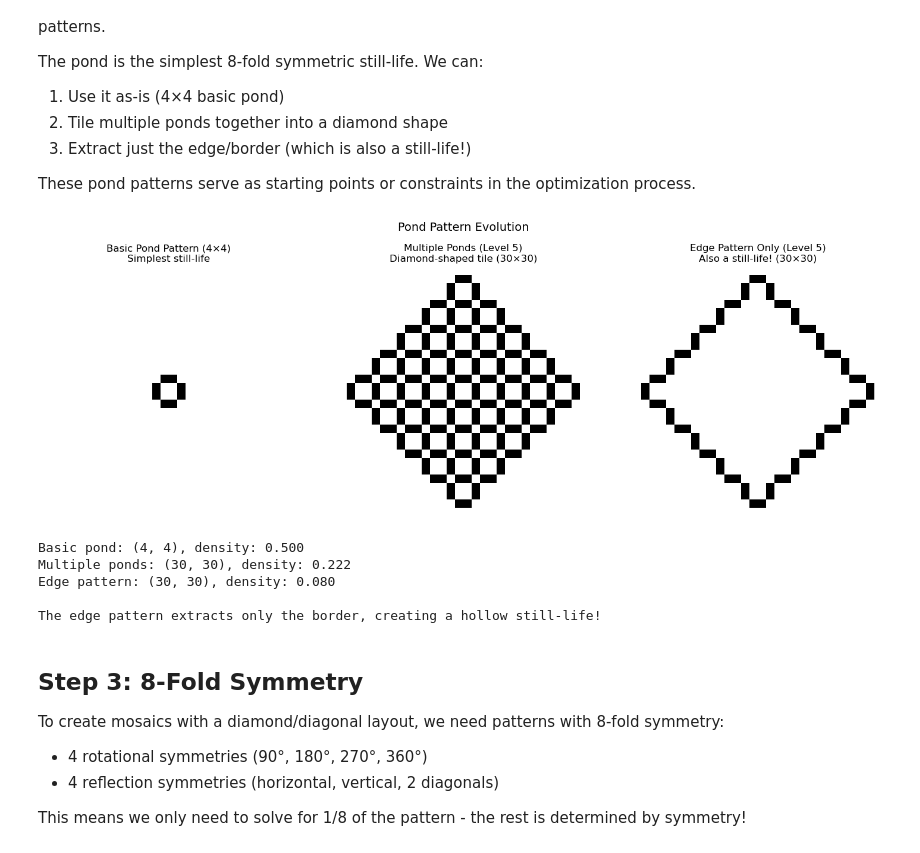
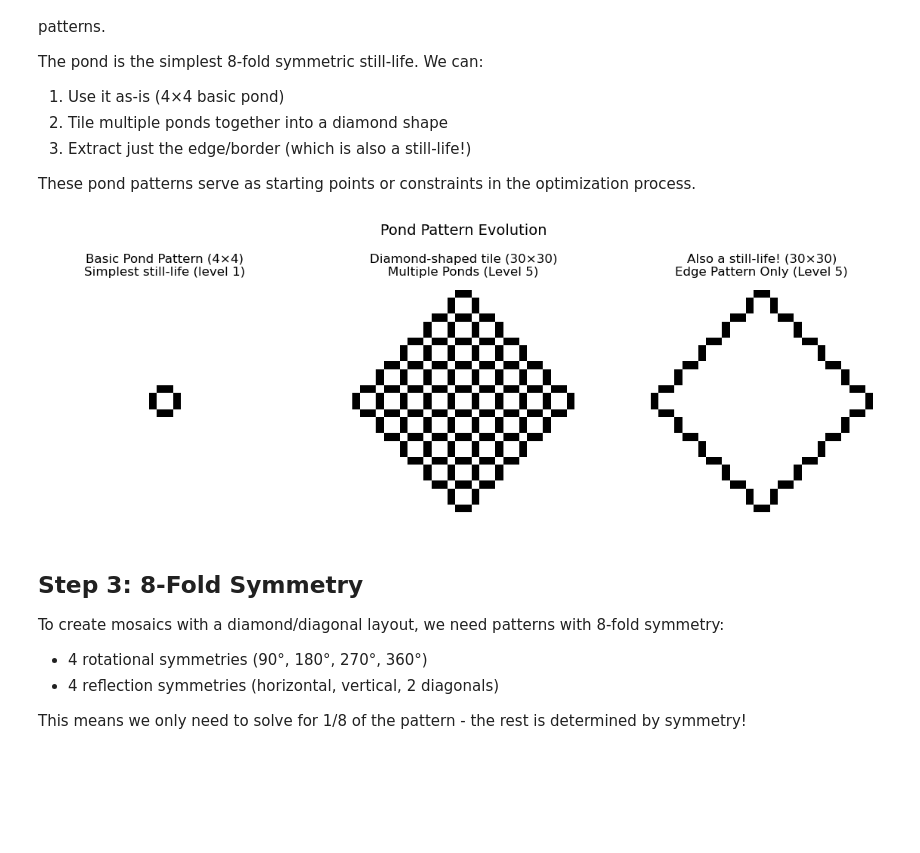
Before and after one commit to mrollier/game-of-life-mosaics, a Jupyter notebook: notebooks/pattern_generation.ipynb, the cells around one changed output. Cells and saved outputs as stored; diff of their text form; code cells hidden in the pictures; blank space fills up the shorter version.

Commit message:
Make pattern_generation Notebook more clear (by deleting superfluous stuff) and create level1 and level2 npy files

```diff
--- a/notebooks/pattern_generation.ipynb
+++ b/notebooks/pattern_generation.ipynb
@@ -82,49 +82,39 @@ These pond patterns serve as starting points or constraints in the optimization
 level = 5
 library = PatternLibrary.load(level=level)
 
-fig, axes = plt.subplots(1, 3, figsize=(15, 5))
+fig, axes = plt.subplots(1, 3, figsize=(12, 4))
 
 # 0. get pond_multiple object for dimensions
 pond_multiple = library.pond_pattern_multiple()
 height, width = pond_multiple.shape
 
 # 1. Basic pond pattern (4x4)
 basic_pond = PatternLibrary.pond_pattern()
 basic_pond_show = np.zeros_like(pond_multiple)
 basic_pond_show[3*level-2:3*level+2,3*level-2:3*level+2] = basic_pond
 axes[0].imshow(basic_pond_show, cmap='binary', interpolation='nearest')
-axes[0].set_title('Basic Pond Pattern (4×4)\nSimplest still-life', fontsize=12)
+axes[0].set_title('Basic Pond Pattern (4×4)\nSimplest still-life (level 1)', fontsize=12)
 axes[0].axis('off')
 axes[0].set_xticks(np.arange(-0.5, 4, 1), minor=True)
 axes[0].set_yticks(np.arange(-0.5, 4, 1), minor=True)
 axes[0].grid(which='minor', color='gray', linestyle='-', linewidth=0.5, alpha=0.3)
 
 # 2. Multiple ponds glued together
 axes[1].imshow(pond_multiple, cmap='binary', interpolation='nearest')
-axes[1].set_title(f'Multiple Ponds (Level {level})\nDiamond-shaped tile ({height}×{width})', fontsize=12)
+axes[1].set_title(f'Diamond-shaped tile ({height}×{width})\nMultiple Ponds (Level {level})', fontsize=12)
 axes[1].axis('off')
 
 # 3. Edge pattern only
 pond_edge = library.pond_pattern_edge()
 axes[2].imshow(pond_edge, cmap='binary', interpolation='nearest')
-axes[2].set_title(f'Edge Pattern Only (Level {level})\nAlso a still-life! ({height}×{width})', fontsize=12)
+axes[2].set_title(f'Also a still-life! ({height}×{width})\nEdge Pattern Only (Level {level})', fontsize=12)
 axes[2].axis('off')
 
 plt.suptitle('Pond Pattern Evolution', fontsize=14, y=1.02)
 plt.tight_layout()
 plt.show()
-
-print(f"Basic pond: {basic_pond.shape}, density: {basic_pond.sum()/basic_pond.size:.3f}")
-print(f"Multiple ponds: {pond_multiple.shape}, density: {pond_multiple.sum()/pond_multiple.size:.3f}")
-print(f"Edge pattern: {pond_edge.shape}, density: {pond_edge.sum()/pond_edge.size:.3f}")
-print("\nThe edge pattern extracts only the border, creating a hollow still-life!")
 # %% [output]
-[figure, old version]
+[figure, new version]
-Basic pond: (4, 4), density: 0.500
-Multiple ponds: (30, 30), density: 0.222
-Edge pattern: (30, 30), density: 0.080
-
-The edge pattern extracts only the border, creating a hollow still-life!
 # %% [markdown]
 ## Step 3: 8-Fold Symmetry
 
```
Also changed, not shown: parts of 4 cells of this notebook, 3 other files.
